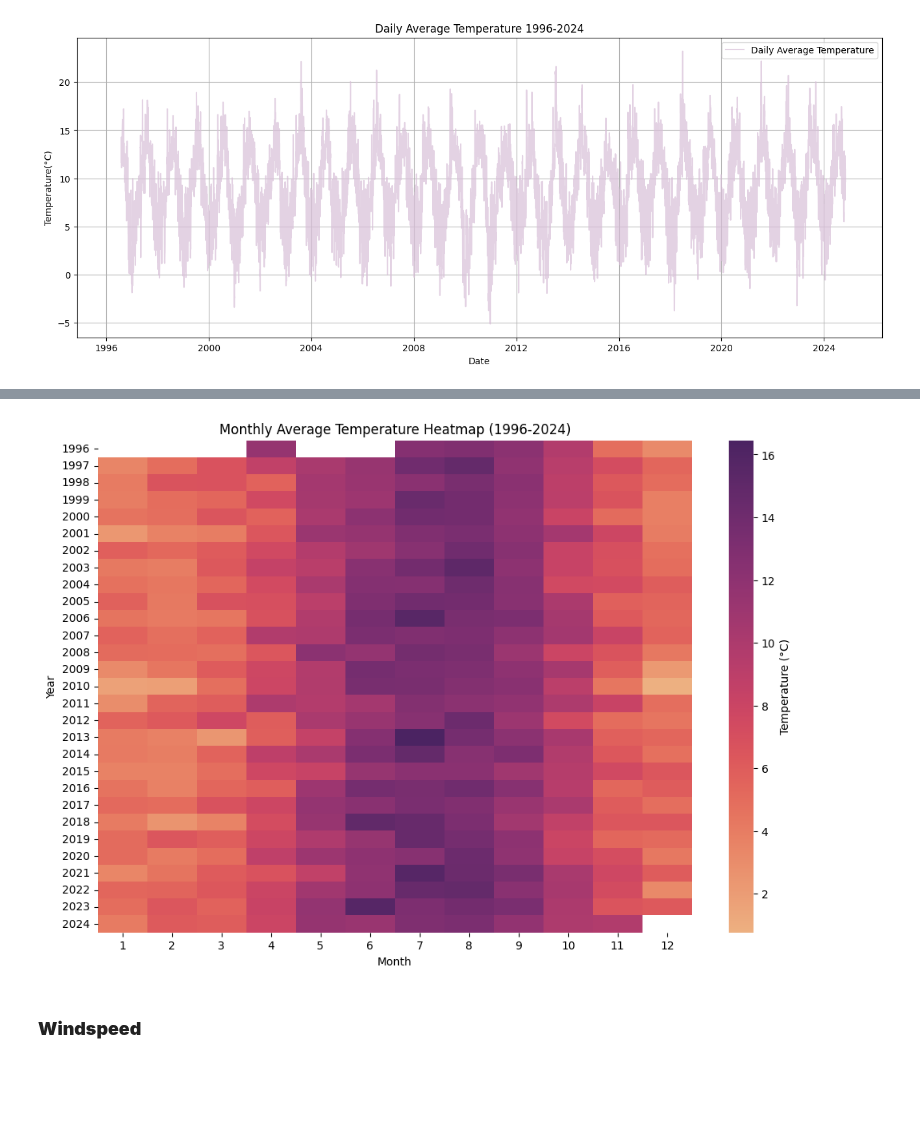
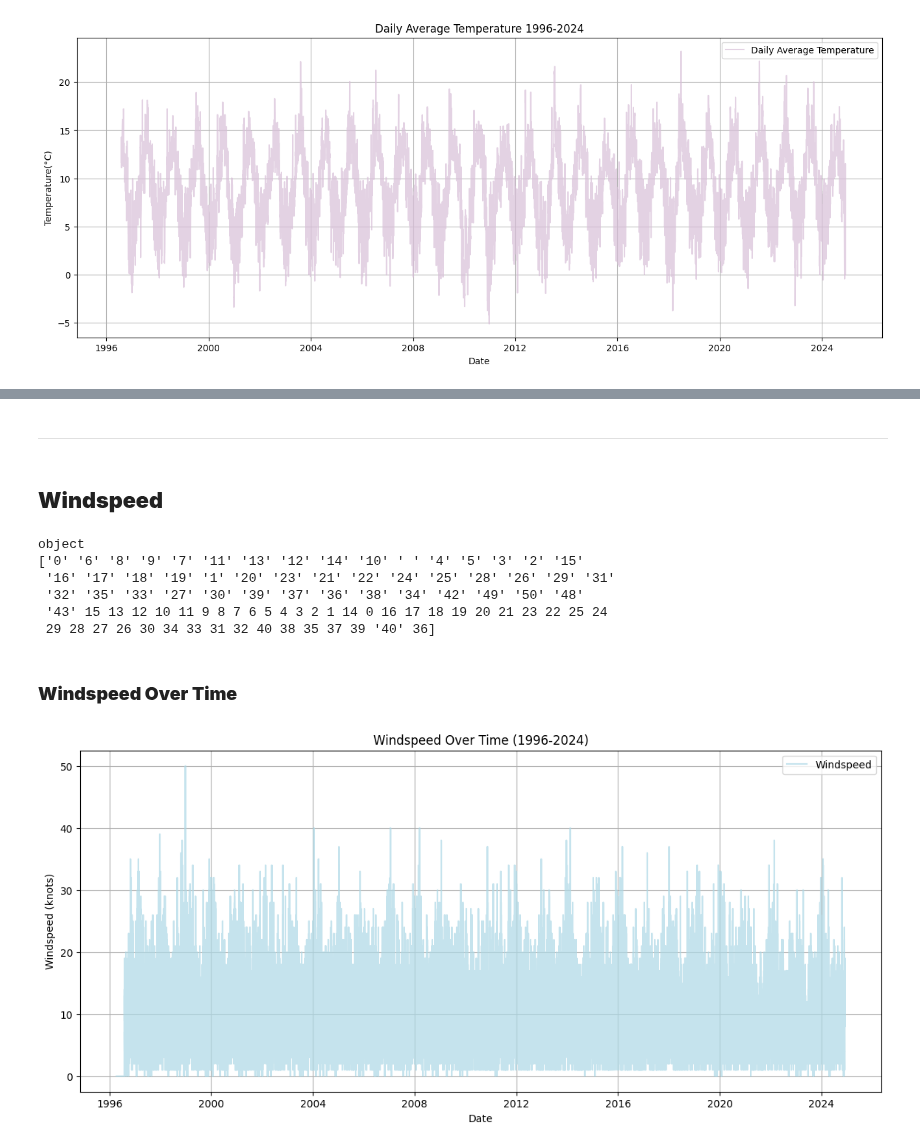
Before and after one commit to briannemcgrath/PFDA, a Jupyter notebook: assignments/assignment06-weather.ipynb, the cells around one changed output, grey strips where cells are left out. Drawn from its saved outputs; the diff is of its cells as text; code cells hidden in the pictures; blank space fills up the shorter version.

Commit message:
Completed Task 6 & Reformatting
- Plotted windspeed graphs for task 6
- Updated references for task 6
- Reformatted previous tasks for cohesion for final prep before submission

```diff
--- a/assignments/assignment06-weather.ipynb
+++ b/assignments/assignment06-weather.ipynb
@@ -139,18 +136,32 @@ plt.show()
-# %%
-# pivot table for heatmap
-df_filtered['year'] = df_filtered['date'].dt.year
-df_filtered['month'] = df_filtered['date'].dt.month
-
-# years as rows, months as columns
-pivot_data = df_filtered.pivot_table(values='temp', index='year', columns='month', aggfunc='mean')
-
-plt.figure(figsize=(12, 8))
-sns.heatmap(pivot_data, cmap='flare', cbar_kws={'label': 'Temperature (°C)'}, annot=False)
-plt.title('Monthly Average Temperature Heatmap (1996-2024)')
-plt.xlabel('Month')
-plt.ylabel('Year')
-plt.show()
-# %% [output]
-[figure, removed]
+# %% [markdown]
+___
 # %% [markdown]
-### **Windspeed**
+## **Windspeed**
+# %%
+#checking wdsp type - received error when trying to plot
+print(df_filtered['wdsp'].dtype)
+print(df_filtered['wdsp'].unique())
+# %% [output]
+object
+['0' '6' '8' '9' '7' '11' '13' '12' '14' '10' ' ' '4' '5' '3' '2' '15'
+ '16' '17' '18' '19' '1' '20' '23' '21' '22' '24' '25' '28' '26' '29' '31'
+ '32' '35' '33' '27' '30' '39' '37' '36' '38' '34' '42' '49' '50' '48'
+ '43' 15 13 12 10 11 9 8 7 6 5 4 3 2 1 14 0 16 17 18 19 20 21 23 22 25 24
+ 29 28 27 26 30 34 33 31 32 40 38 35 37 39 '40' 36]
+# %%
+#converting to numeric so we can plot
+df_filtered['wdsp'] = pd.to_numeric(df_filtered['wdsp'], errors='coerce')
+# %% [markdown]
+### **Windspeed Over Time**
+# %%
+#windspeed over time
+plt.figure(figsize=(14,6))
+plt.plot(df_filtered['date'], df_filtered['wdsp'], label='Windspeed', color='lightblue', alpha=0.7)
+plt.title('Windspeed Over Time (1996-2024)')
+plt.xlabel('Date')
+plt.ylabel('Windspeed (knots)')
+plt.legend()
+plt.grid(True)
+plt.show()
+# %% [output]
+[figure, added]
```
Also changed, not shown: parts of 23 cells of this notebook, 3 other files.
